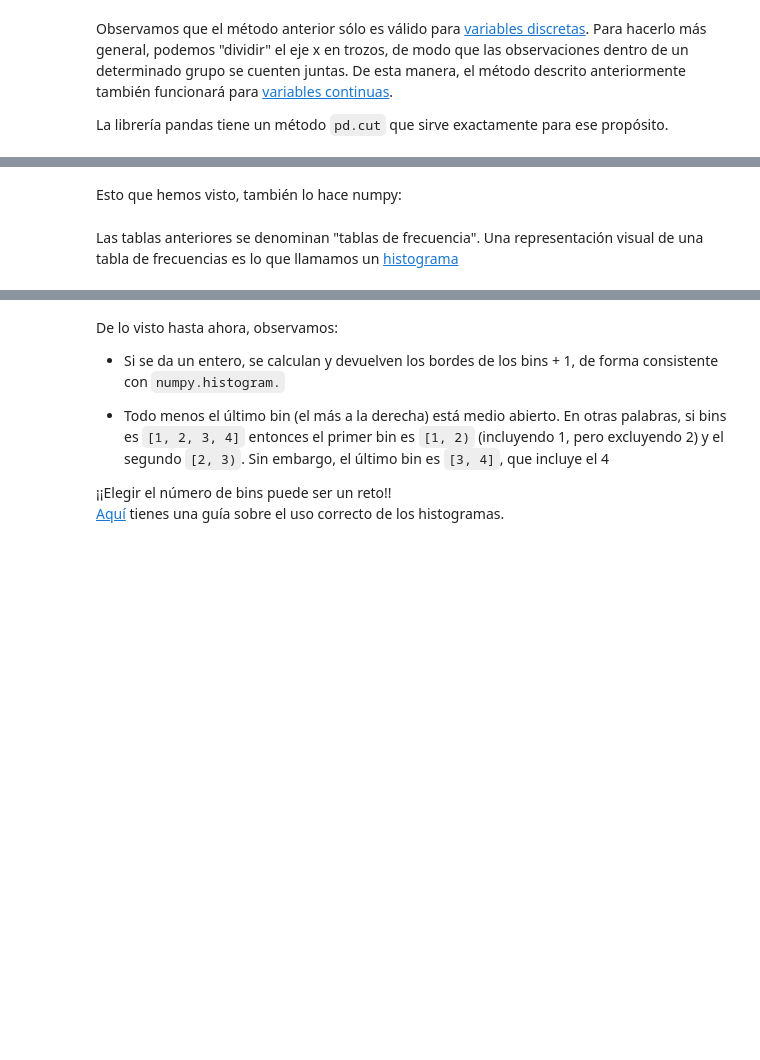
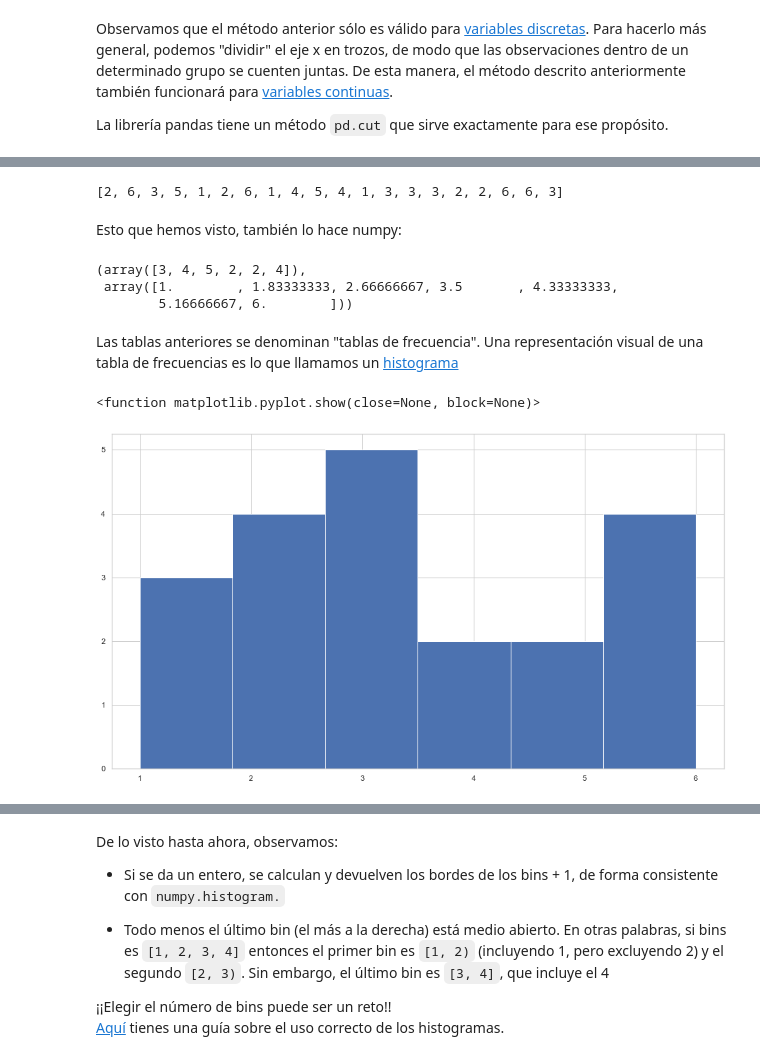
Before and after one commit to Ironhack-Data-Madrid-Octubre-2021/apuntes_clase, a Jupyter notebook: semana_05/02 - Intro estadística.ipynb, the cells around one changed output, grey strips where cells are left out. Cells and saved outputs as stored; diff of their text form; code cells hidden in the pictures; blank space fills up the shorter version.

```diff
--- a/semana_05/02 - Intro estadística.ipynb
+++ b/semana_05/02 - Intro estadística.ipynb
@@ -57,6 +102,22 @@ La librería pandas tiene un método `pd.cut` que sirve exactamente para ese pro
+# %%
+exp
+# %% [output]
+[2, 6, 3, 5, 1, 2, 6, 1, 4, 5, 4, 1, 3, 3, 3, 2, 2, 6, 6, 3]
 # %% [markdown]
 Esto que hemos visto, también lo hace numpy:
+# %%
+np.histogram(exp, bins=6)
+# %% [output]
+(array([3, 4, 5, 2, 2, 4]),
+ array([1.        , 1.83333333, 2.66666667, 3.5       , 4.33333333,
+        5.16666667, 6.        ]))
 # %% [markdown]
 Las tablas anteriores se denominan "tablas de frecuencia". Una representación visual de una tabla de frecuencias es lo que llamamos un [histograma](https://en.wikipedia.org/wiki/Histogram)
+# %%
+plt.hist(exp, bins="auto")
+plt.show
+# %% [output]
+<function matplotlib.pyplot.show(close=None, block=None)>
+[figure, added]
 # %%
 # La diferencia con density es que me pinta la distribución de la probabilidad poniendo density
```
Also changed, not shown: parts of 13 cells of this notebook.
